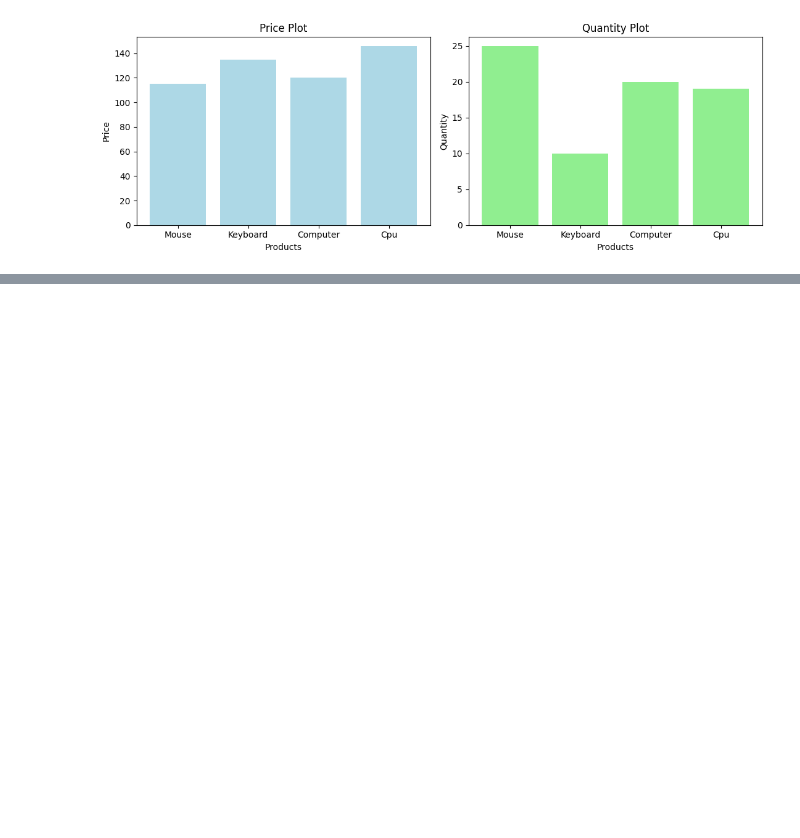
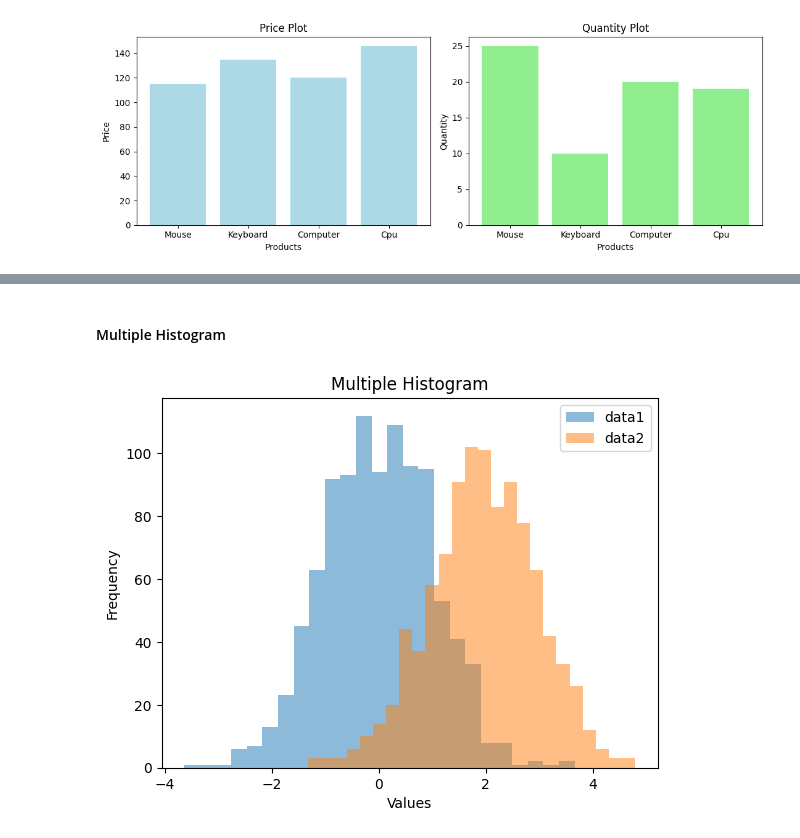
Before and after one commit to Prathaam08/Machine_Learning, a Jupyter notebook: Matplotlib/matplotlib.ipynb, the cells around one changed output, grey strips where cells are left out. Cells and saved outputs as stored; diff of their text form; code cells hidden in the pictures; blank space fills up the shorter version.

```diff
--- a/Matplotlib/matplotlib.ipynb
+++ b/Matplotlib/matplotlib.ipynb
@@ -159,0 +206,16 @@ plt.show()
+# %% [markdown]
+#### Multiple Histogram
+# %%
+data1 = np.random.randn(1000)
+data2 = np.random.randn(1000) + 2
+
+plt.hist(data1 , bins = 25 , alpha = 0.5 , label='data1')
+plt.hist(data2 , bins = 25 , alpha = 0.5 , label='data2')
+plt.title('Multiple Histogram')
+plt.xlabel('Values')
+plt.ylabel('Frequency')
+plt.legend()
+
+plt.show()
+# %% [output]
+[figure, added]
```
Also changed, not shown: parts of 8 cells of this notebook.
